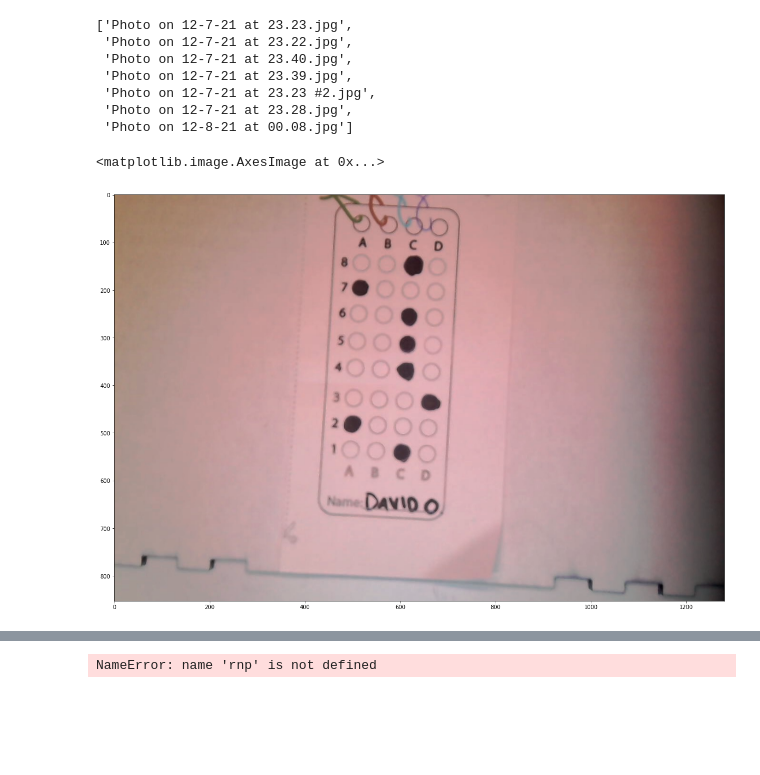
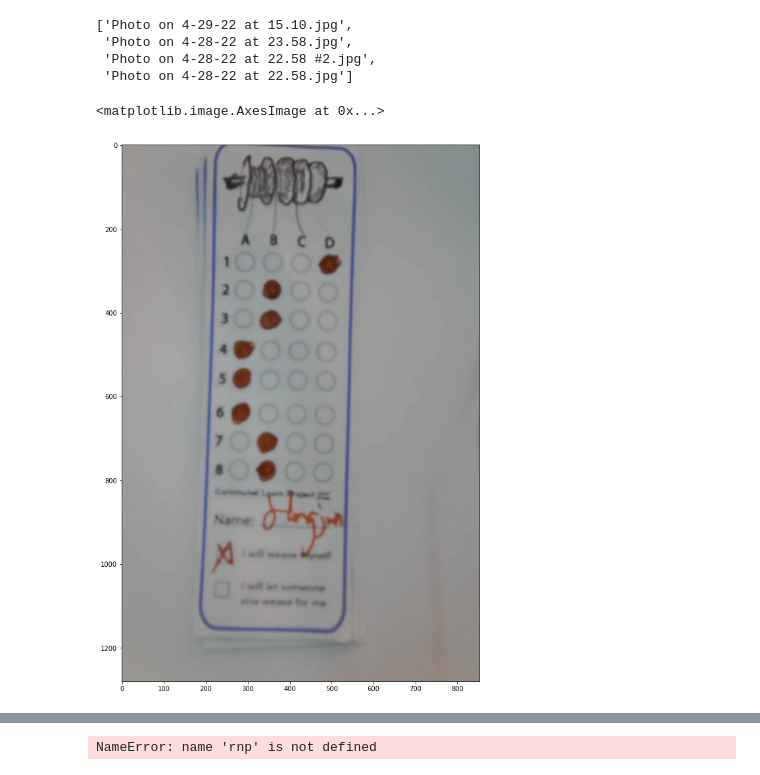
Before and after one commit to DavidGoedicke/DigitalWeaving, a Jupyter notebook: python/Scantron_Reader.ipynb, the cells around one changed output, grey strips where cells are left out. Drawn from its saved outputs; the diff is of its cells as text; code cells hidden in the pictures; blank space fills up the shorter version.

```diff
--- a/python/Scantron_Reader.ipynb
+++ b/python/Scantron_Reader.ipynb
@@ -21,8 +21,8 @@ num_choices = 4
 num_questions = 8
 # %%
 # Input Structure
-img_dir = "./test_box/"
-img_index = 6
+img_dir = "./test_CHI-workshop/"
+img_index = 0
 img_file_name = []
 
 entries = Path(img_dir)
@@ -32,23 +32,19 @@ for entry in entries.iterdir():
 # %%
 img_file_name
 # %% [output]
-['Photo on 12-7-21 at 23.23.jpg',
- 'Photo on 12-7-21 at 23.22.jpg',
- 'Photo on 12-7-21 at 23.40.jpg',
- 'Photo on 12-7-21 at 23.39.jpg',
- 'Photo on 12-7-21 at 23.23 #2.jpg',
- 'Photo on 12-7-21 at 23.28.jpg',
- 'Photo on 12-8-21 at 00.08.jpg']
+['Photo on 4-29-22 at 15.10.jpg',
+ 'Photo on 4-28-22 at 23.58.jpg',
+ 'Photo on 4-28-22 at 22.58 #2.jpg',
+ 'Photo on 4-28-22 at 22.58.jpg']
 # %%
 # load the image
 #image = cv2.rotate(img_dir + img_file_name[img_index], cv2.ROTATE_90_CLOCKWISE)
 image = cv2.imread(img_dir + img_file_name[img_index])
-
-#image = cv2.rotate(image, cv2.ROTATE_90_CLOCKWISE)
+image = cv2.rotate(image, cv2.ROTATE_90_COUNTERCLOCKWISE)
 plt.imshow(image)
 # %% [output]
 <matplotlib.image.AxesImage at 0x...>
-[figure, old version]
+[figure, new version]
 # %%
 # grayscale, blur, edge detection
 gray = cv2.cvtColor(image, cv2.COLOR_BGR2GRAY)
```
Also changed, not shown: parts of 15 cells of this notebook, 5 other files.
